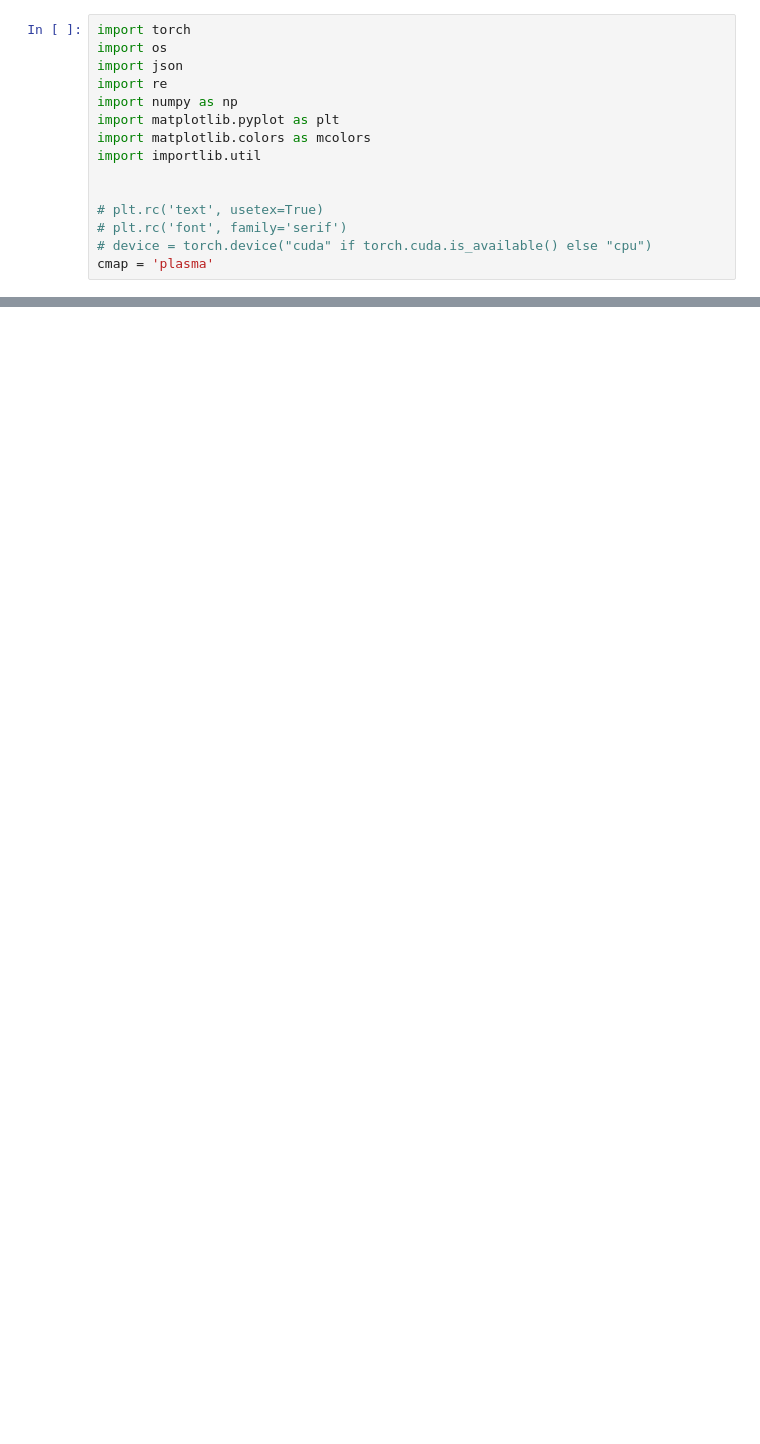
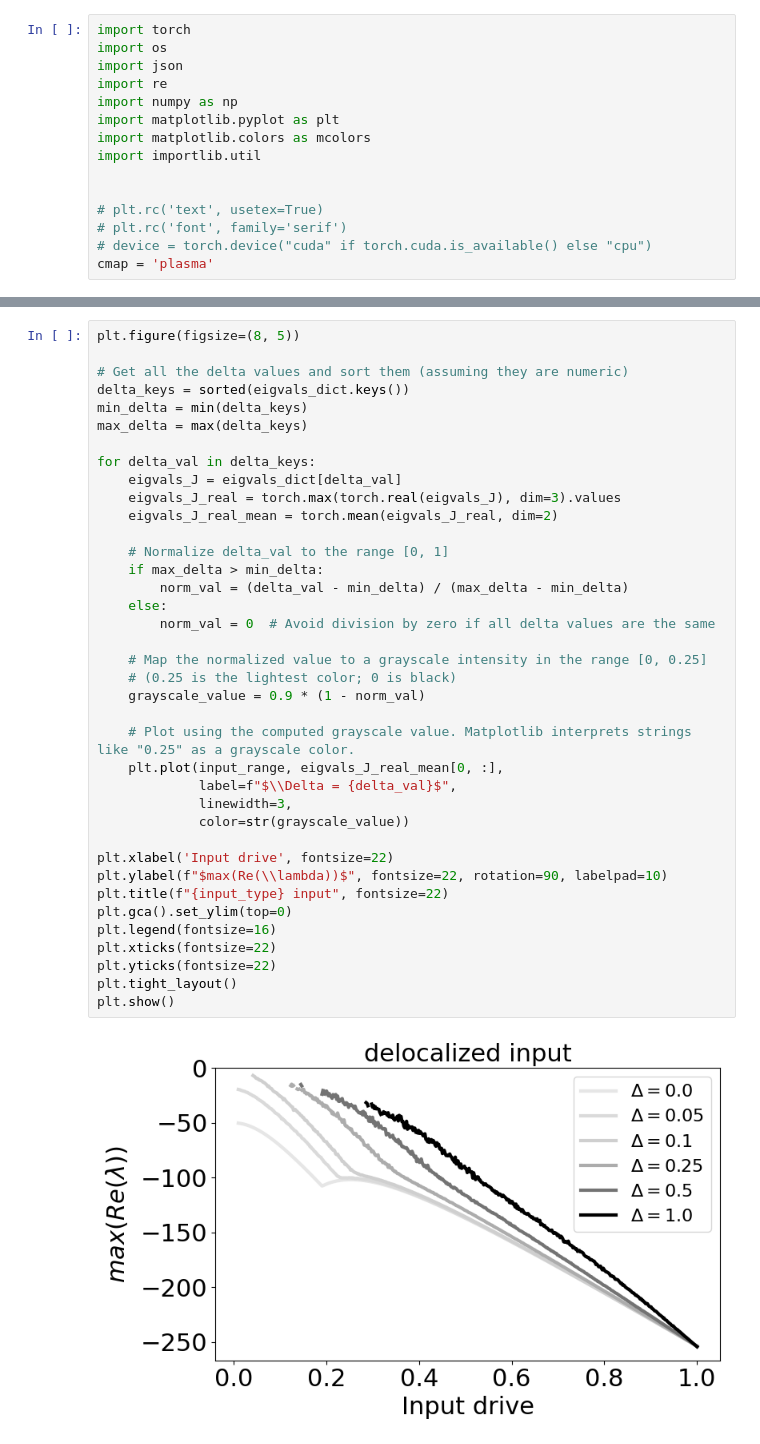
Before and after one commit to shivangrawat/perturbed_organics, a Jupyter notebook: examples/plot_lines.ipynb, the cells around one changed output, grey strips where cells are left out. Drawn from its saved outputs; the diff is of its cells as text; blank space fills up the shorter version.

```diff
--- a/examples/plot_lines.ipynb
+++ b/examples/plot_lines.ipynb
@@ -142,0 +115,40 @@ torch.Size([1, 100])
+# %%
+plt.figure(figsize=(8, 5))
+
+# Get all the delta values and sort them (assuming they are numeric)
+delta_keys = sorted(eigvals_dict.keys())
+min_delta = min(delta_keys)
+max_delta = max(delta_keys)
+
+for delta_val in delta_keys:
+    eigvals_J = eigvals_dict[delta_val]
+    eigvals_J_real = torch.max(torch.real(eigvals_J), dim=3).values
+    eigvals_J_real_mean = torch.mean(eigvals_J_real, dim=2)
+
+    # Normalize delta_val to the range [0, 1]
+    if max_delta > min_delta:
+        norm_val = (delta_val - min_delta) / (max_delta - min_delta)
+    else:
+        norm_val = 0  # Avoid division by zero if all delta values are the same
+
+    # Map the normalized value to a grayscale intensity in the range [0, 0.25]
+    # (0.25 is the lightest color; 0 is black)
+    grayscale_value = 0.9 * (1 - norm_val)
+
+    # Plot using the computed grayscale value. Matplotlib interprets strings like "0.25" as a grayscale color.
+    plt.plot(input_range, eigvals_J_real_mean[0, :],
+             label=f"$\\Delta = {delta_val}$",
+             linewidth=3,
+             color=str(grayscale_value))
+
+plt.xlabel('Input drive', fontsize=22)
+plt.ylabel(f"$max(Re(\\lambda))$", fontsize=22, rotation=90, labelpad=10)
+plt.title(f"{input_type} input", fontsize=22)
+plt.gca().set_ylim(top=0)
+plt.legend(fontsize=16)
+plt.xticks(fontsize=22)
+plt.yticks(fontsize=22)
+plt.tight_layout()
+plt.show()
+# %% [output]
+[figure, added]
```
Also changed, not shown: parts of 12 cells of this notebook.
